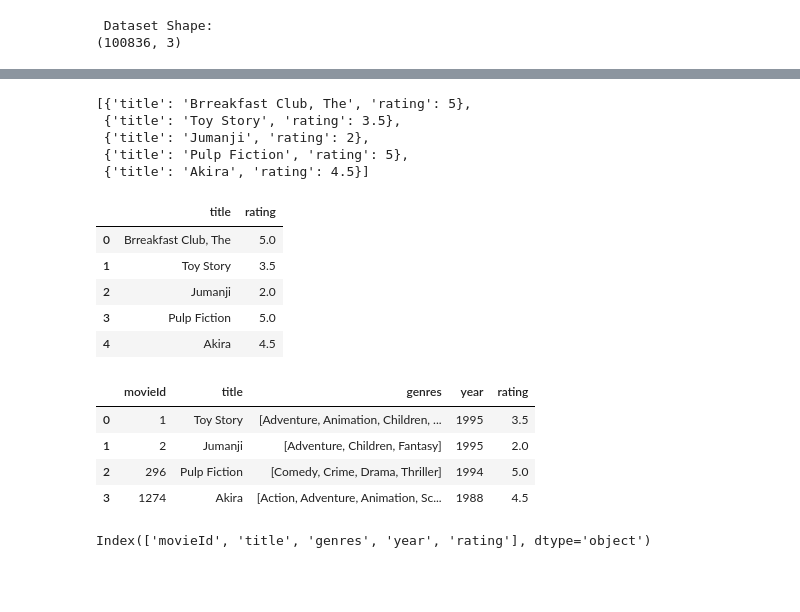
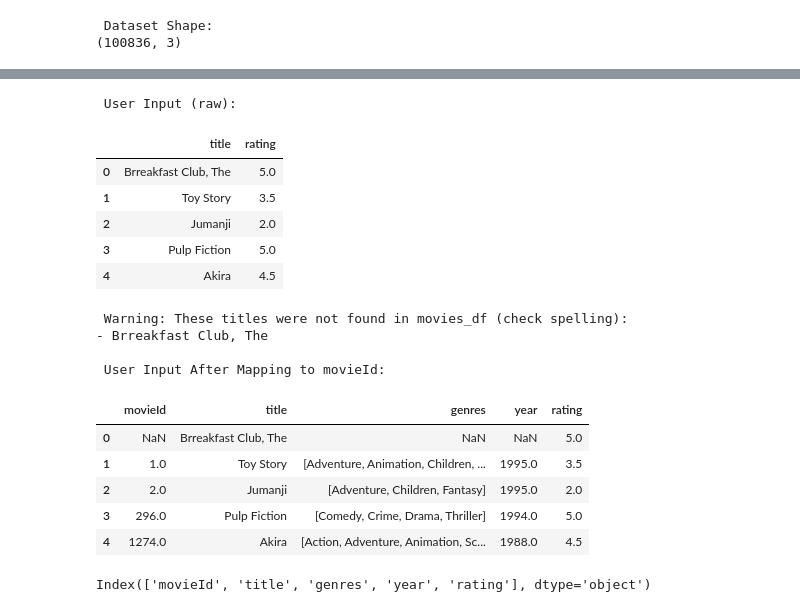
Before and after one commit to M-H-Tabatabai/IMDB-Website-Recommender-System-Project, a Jupyter notebook: recommender_sys_content_based.ipynb, the cells around one changed output, grey strips where cells are left out. Drawn from its saved outputs; the diff is of its cells as text; code cells hidden in the pictures; blank space fills up the shorter version.

Commit message:
feat: implement cold-start user input handling with movieId mapping and validation

```diff
--- a/recommender_sys_content_based.ipynb
+++ b/recommender_sys_content_based.ipynb
@@ -247,5 +258,5 @@ print(ratings_df.shape)
 # %%
-userinput = [
+user_input = [
     {'title' : 'Brreakfast Club, The', 'rating':5},
     {'title' : 'Toy Story', 'rating':3.5},
     {'title' : 'Jumanji', 'rating':2},
@@ -253,36 +264,45 @@ userinput = [
     {'title' : 'Akira', 'rating':4.5}
 
 ]
-# %%
-userinput
-# %% [output]
-[{'title': 'Brreakfast Club, The', 'rating': 5},
- {'title': 'Toy Story', 'rating': 3.5},
- {'title': 'Jumanji', 'rating': 2},
- {'title': 'Pulp Fiction', 'rating': 5},
- {'title': 'Akira', 'rating': 4.5}]
-# %%
-inputmovies = pd.DataFrame(userinput)
-inputmovies
-# %% [output]
-|  | title | rating |
-| 0 | Brreakfast Club, The | 5.0 |
-| 1 | Toy Story | 3.5 |
-| 2 | Jumanji | 2.0 |
-| 3 | Pulp Fiction | 5.0 |
-| 4 | Akira | 4.5 |
-# %%
-inputid = movies_df[movies_df['title'].isin(inputmovies['title'].tolist())]
-
-inputmovies = pd.merge(inputid, inputmovies)
-
-inputmovies
-# %% [output]
-|  | movieId | title | genres | year | rating |
-| 0 | 1 | Toy Story | [Adventure, Animation, Children, ... | 1995 | 3.5 |
-| 1 | 2 | Jumanji | [Adventure, Children, Fantasy] | 1995 | 2.0 |
-| 2 | 296 | Pulp Fiction | [Comedy, Crime, Drama, Thriller] | 1994 | 5.0 |
-| 3 | 1274 | Akira | [Action, Adventure, Animation, Sc... | 1988 | 4.5 |
+# %%
+input_movies = pd.DataFrame(user_input)
+
+print(" User Input (raw):")
+display(input_movies)
+
+# Step 2) Map titles to movieId (exact-title match)
+matched_movies = movies_df[movies_df["title"].isin(input_movies["title"])][["movieId", "title", "genres", "year"]]
+
+# Step 3) Merge user ratings with movie metadata
+input_movies = matched_movies.merge(input_movies, on="title", how="right")
+
+# Step 4) Warn if some titles were not matched
+missing_titles = input_movies[input_movies["movieId"].isna()]["title"].tolist()
+if missing_titles:
+    print(" Warning: These titles were not found in movies_df (check spelling):")
+    for t in missing_titles:
+        print("-", t)
+
+print("\n User Input After Mapping to movieId:")
+display(input_movies)
+# %% [output]
+ User Input (raw):
+|  | title | rating |
+| 0 | Brreakfast Club, The | 5.0 |
+| 1 | Toy Story | 3.5 |
+| 2 | Jumanji | 2.0 |
+| 3 | Pulp Fiction | 5.0 |
+| 4 | Akira | 4.5 |
+ Warning: These titles were not found in movies_df (check spelling):
+- Brreakfast Club, The
+
+ User Input After Mapping to movieId:
+|  | movieId | title | genres | year | rating |
+| 0 | NaN | Brreakfast Club, The | NaN | NaN | 5.0 |
+| 1 | 1.0 | Toy Story | [Adventure, Animation, Children, ... | 1995.0 | 3.5 |
+| 2 | 2.0 | Jumanji | [Adventure, Children, Fantasy] | 1995.0 | 2.0 |
+| 3 | 296.0 | Pulp Fiction | [Comedy, Crime, Drama, Thriller] | 1994.0 | 5.0 |
+| 4 | 1274.0 | Akira | [Action, Adventure, Animation, Sc... | 1988.0 | 4.5 |
 # %%
 inputmovies.columns
 # %% [output]
```
Also changed, not shown: parts of 1 cell of this notebook.
